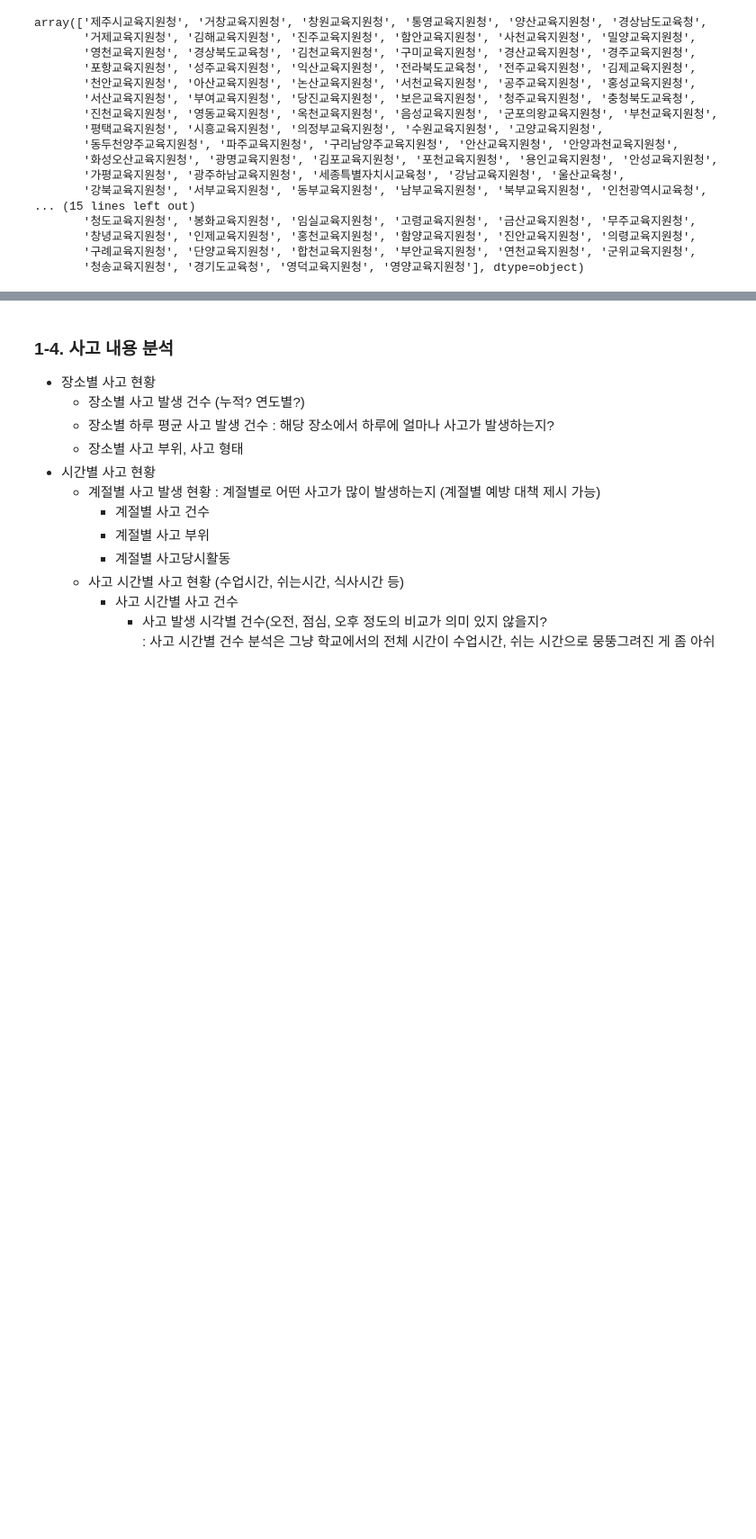
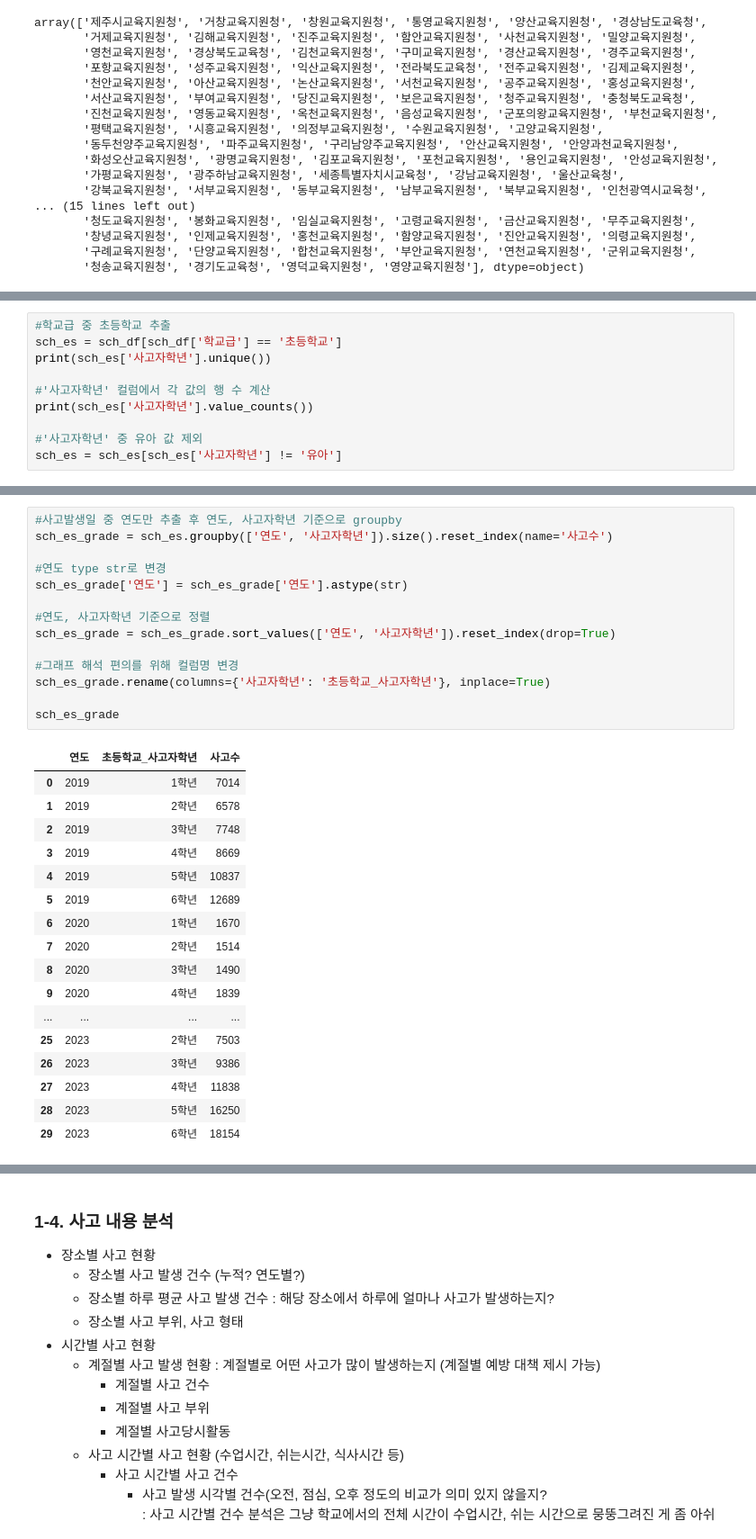
Before and after one commit to CHOIEUNHYE/school-accidents, a Jupyter notebook: code/eda/학교안전사고현황eda_이유정.ipynb, the cells around one changed output, grey strips where cells are left out. Shown at 90% size. Drawn from its saved outputs; the diff is of its cells as text; blank space fills up the shorter version.

```diff
--- a/code/eda/학교안전사고현황eda_이유정.ipynb
+++ b/code/eda/학교안전사고현황eda_이유정.ipynb
@@ -123,0 +302,10 @@ Name: 구분, dtype: float64
+# %%
+#학교급 중 초등학교 추출
+sch_es = sch_df[sch_df['학교급'] == '초등학교']
+print(sch_es['사고자학년'].unique())
+
+#'사고자학년' 컬럼에서 각 값의 행 수 계산
+print(sch_es['사고자학년'].value_counts())
+
+#'사고자학년' 중 유아 값 제외
+sch_es = sch_es[sch_es['사고자학년'] != '유아']
@@ -123,0 +323,32 @@ Name: 구분, dtype: float64
+# %%
+#사고발생일 중 연도만 추출 후 연도, 사고자학년 기준으로 groupby
+sch_es_grade = sch_es.groupby(['연도', '사고자학년']).size().reset_index(name='사고수')
+
+#연도 type str로 변경
+sch_es_grade['연도'] = sch_es_grade['연도'].astype(str)
+
+#연도, 사고자학년 기준으로 정렬
+sch_es_grade = sch_es_grade.sort_values(['연도', '사고자학년']).reset_index(drop=True)
+
+#그래프 해석 편의를 위해 컬럼명 변경
+sch_es_grade.rename(columns={'사고자학년': '초등학교_사고자학년'}, inplace=True)
+
+sch_es_grade
+# %% [output]
+|  | 연도 | 초등학교_사고자학년 | 사고수 |
+| 0 | 2019 | 1학년 | 7014 |
+| 1 | 2019 | 2학년 | 6578 |
+| 2 | 2019 | 3학년 | 7748 |
+| 3 | 2019 | 4학년 | 8669 |
+| 4 | 2019 | 5학년 | 10837 |
+| 5 | 2019 | 6학년 | 12689 |
+| 6 | 2020 | 1학년 | 1670 |
+| 7 | 2020 | 2학년 | 1514 |
+| 8 | 2020 | 3학년 | 1490 |
+| 9 | 2020 | 4학년 | 1839 |
+| ... | ... | ... | ... |
+| 25 | 2023 | 2학년 | 7503 |
+| 26 | 2023 | 3학년 | 9386 |
+| 27 | 2023 | 4학년 | 11838 |
+| 28 | 2023 | 5학년 | 16250 |
+| 29 | 2023 | 6학년 | 18154 |
```
Also changed, not shown: parts of 67 cells of this notebook.
